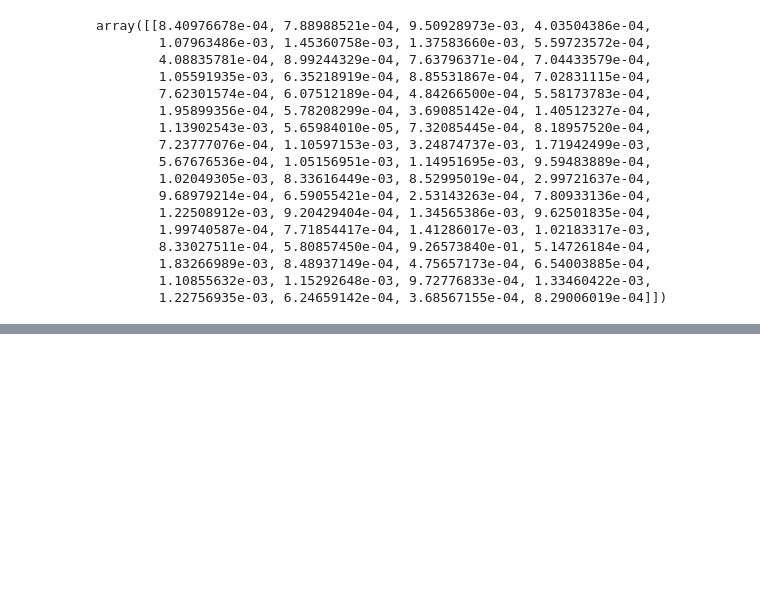
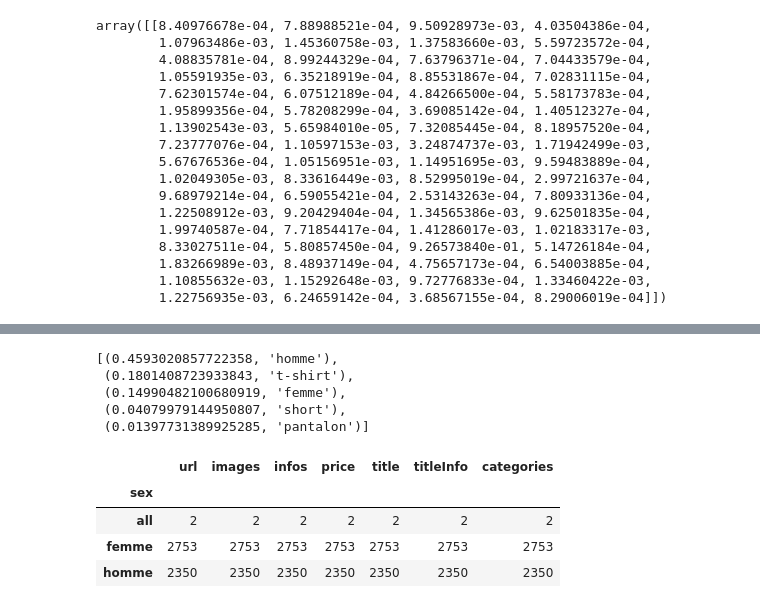
Before and after one commit to moh/foqus_web_scrap, a Jupyter notebook: foqus-filter/Doc.ipynb, the cells around one changed output, grey strips where cells are left out. Saved outputs shown, nothing was run; the diff lists cells and outputs as text; code cells hidden in the pictures; blank space fills up the shorter version.

```diff
--- a/foqus-filter/Doc.ipynb
+++ b/foqus-filter/Doc.ipynb
@@ -540,0 +588,4 @@ array([[8.40976678e-04, 7.88988521e-04, 9.50928973e-03, 4.03504386e-04,
+# %%
+data_original["infos"] = data_original["infos"].apply(lambda x : " ".join(x))
+# %%
+data_original["infos_cat"] = data_original.apply(lambda row : (row["infos"], row["categories"]), axis = 1)
@@ -540,0 +642,9 @@ array([[8.40976678e-04, 7.88988521e-04, 9.50928973e-03, 4.03504386e-04,
+# %%
+prob_class.sort()
+prob_class[::-1][:5]
+# %% [output]
+[(0.4593020857722358, 'homme'),
+ (0.1801408723933843, 't-shirt'),
+ (0.14990482100680919, 'femme'),
+ (0.04079979144950807, 'short'),
+ (0.01397731389925285, 'pantalon')]
@@ -540,0 +655,8 @@ array([[8.40976678e-04, 7.88988521e-04, 9.50928973e-03, 4.03504386e-04,
+# %%
+data_original.groupby("sex").count()
+# %% [output]
+|  | url | images | infos | price | title | titleInfo | categories |
+| sex |  |  |  |  |  |  |  |
+| all | 2 | 2 | 2 | 2 | 2 | 2 | 2 |
+| femme | 2753 | 2753 | 2753 | 2753 | 2753 | 2753 | 2753 |
+| homme | 2350 | 2350 | 2350 | 2350 | 2350 | 2350 | 2350 |
```
Also changed, not shown: parts of 39 cells of this notebook, 6 other files.
